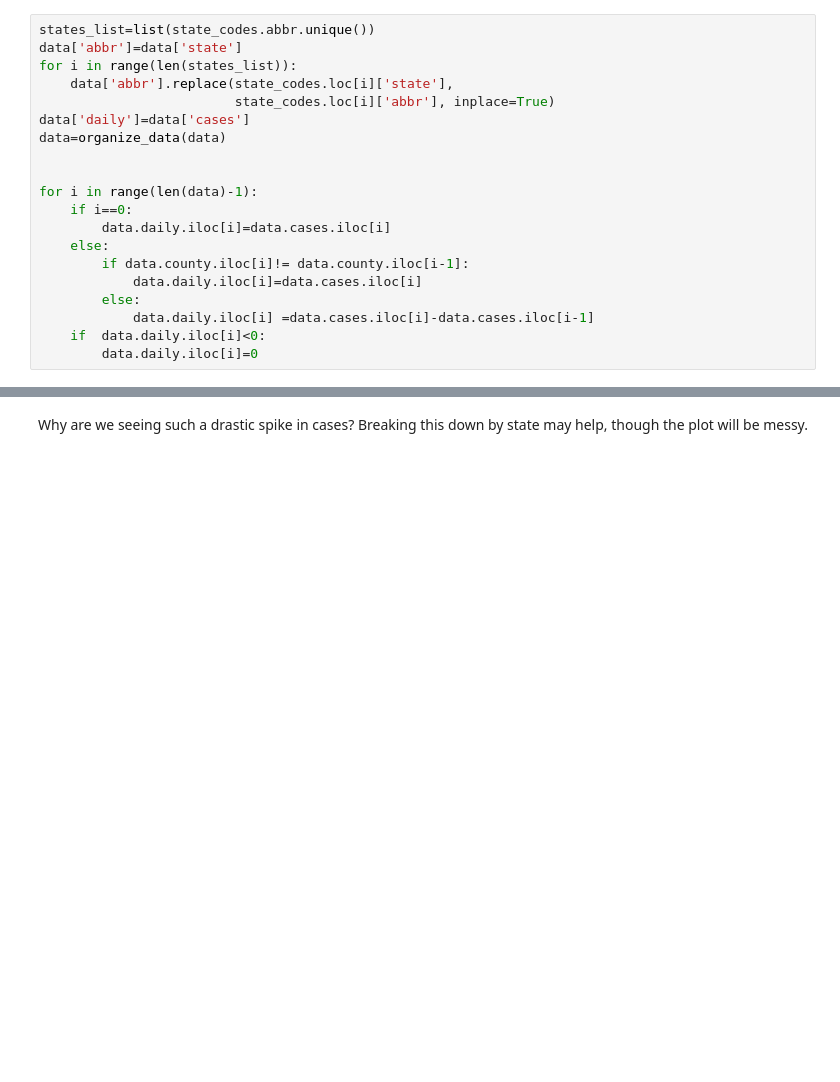
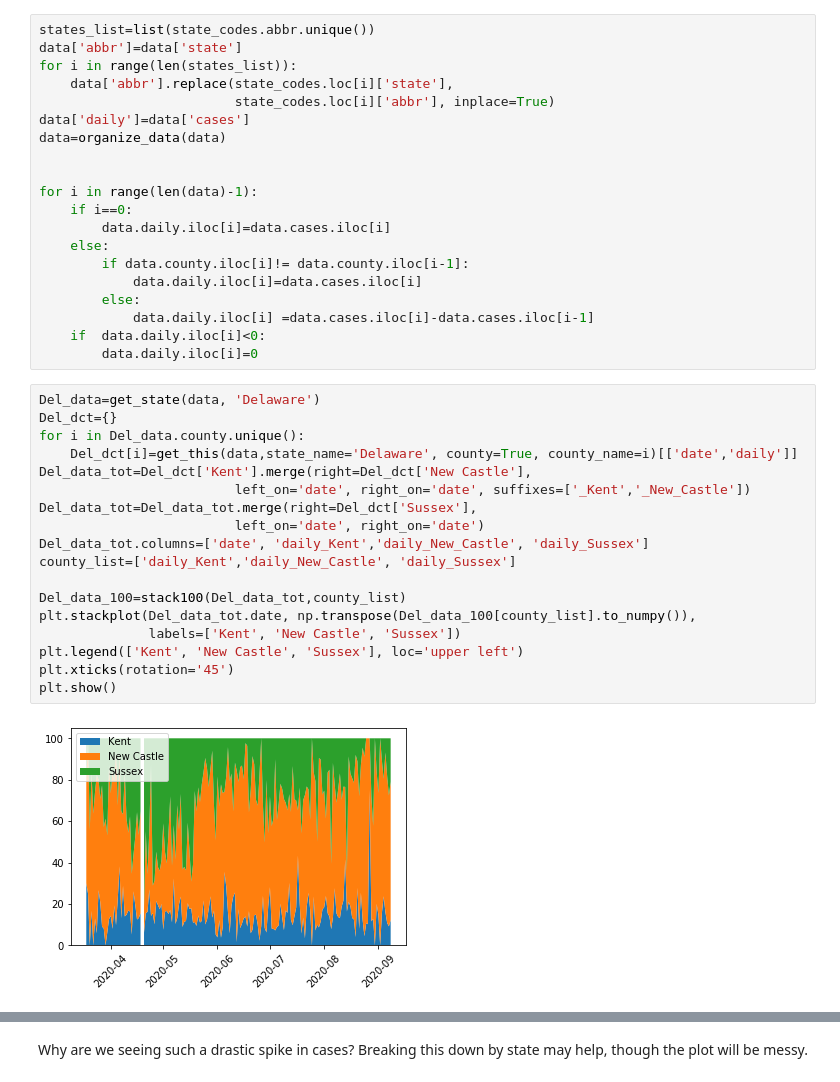
Before and after one commit to leadinghammp/COVID-19-Near-Me, a Jupyter notebook: Specific_Places.ipynb, the cells around one changed output, grey strips where cells are left out. Drawn from its saved outputs; the diff is of its cells as text; blank space fills up the shorter version.

```diff
--- a/Specific_Places.ipynb
+++ b/Specific_Places.ipynb
@@ -111,6 +116,26 @@ for i in range(len(data)-1):
             data.daily.iloc[i] =data.cases.iloc[i]-data.cases.iloc[i-1]
     if  data.daily.iloc[i]<0:
         data.daily.iloc[i]=0
+# %%
+Del_data=get_state(data, 'Delaware')
+Del_dct={}
+for i in Del_data.county.unique():
+    Del_dct[i]=get_this(data,state_name='Delaware', county=True, county_name=i)[['date','daily']]
+Del_data_tot=Del_dct['Kent'].merge(right=Del_dct['New Castle'],
+                         left_on='date', right_on='date', suffixes=['_Kent','_New_Castle'])
+Del_data_tot=Del_data_tot.merge(right=Del_dct['Sussex'],
+                         left_on='date', right_on='date')
+Del_data_tot.columns=['date', 'daily_Kent','daily_New_Castle', 'daily_Sussex']
+county_list=['daily_Kent','daily_New_Castle', 'daily_Sussex']
+
+Del_data_100=stack100(Del_data_tot,county_list)
+plt.stackplot(Del_data_tot.date, np.transpose(Del_data_100[county_list].to_numpy()),
+              labels=['Kent', 'New Castle', 'Sussex'])
+plt.legend(['Kent', 'New Castle', 'Sussex'], loc='upper left')
+plt.xticks(rotation='45')
+plt.show()
+# %% [output]
+[figure, added]
 # %%
 ff_dct={'Somerset':'New Jersey',
         'Cape May':'New Jersey',
```
Also changed, not shown: parts of 10 cells of this notebook, 1 other file.
